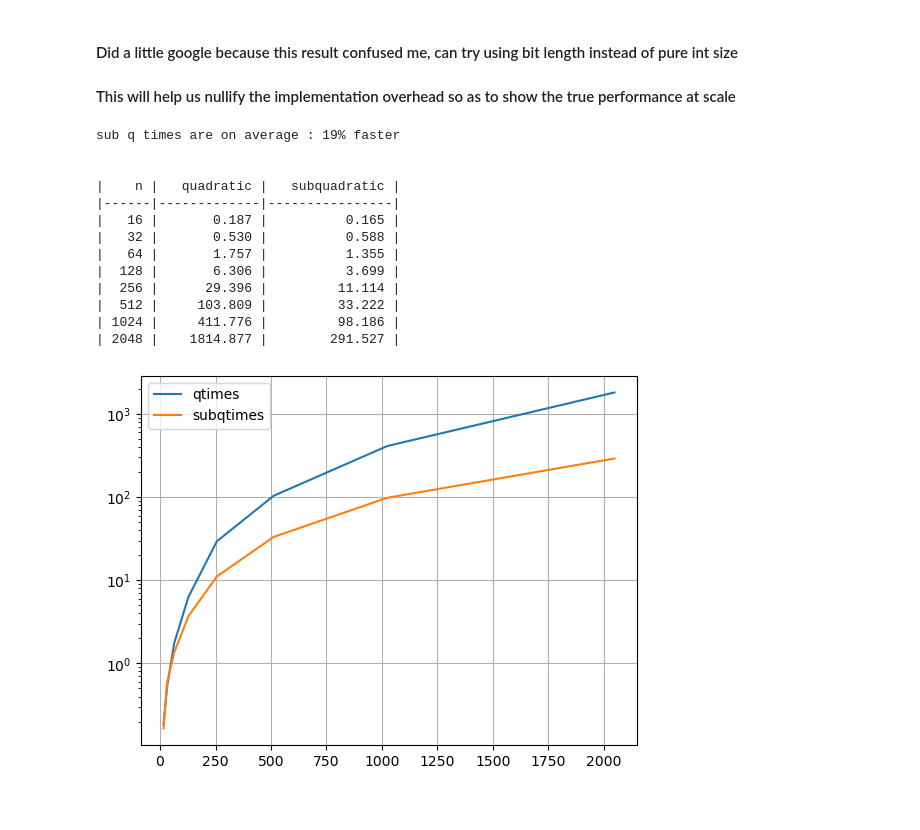
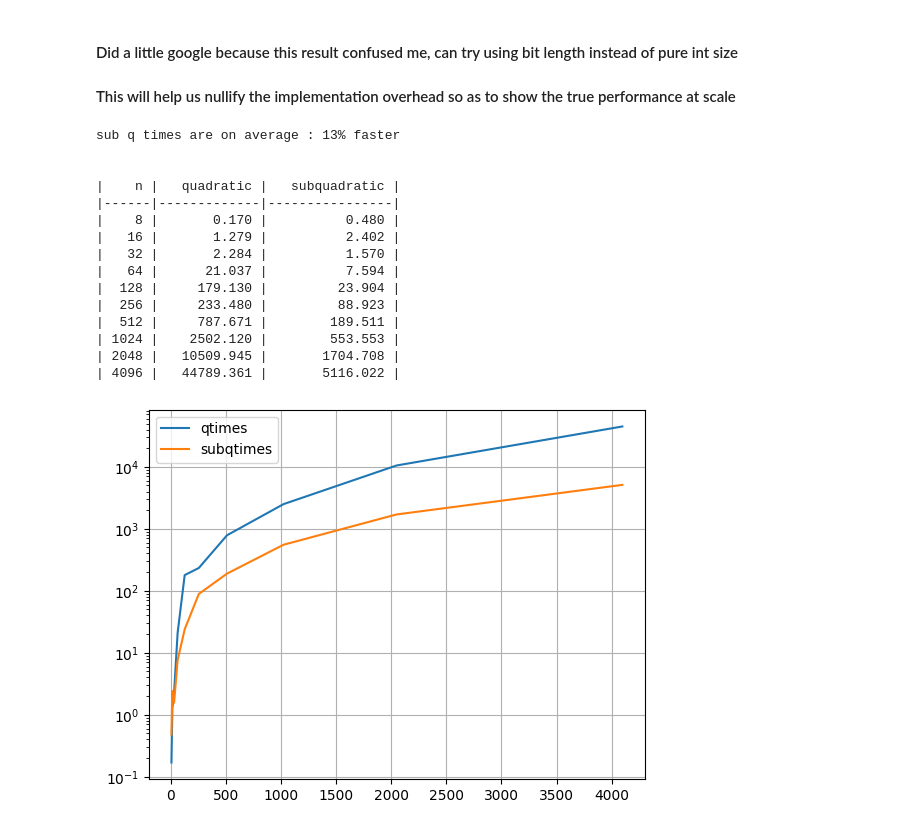
Before and after one commit to tulane-cmps6610-fall-2025/problem-set-02-arturoAltamirano, a Jupyter notebook: testingSolutions.ipynb, the cells around one changed output. Saved outputs shown, nothing was run; the diff lists cells and outputs as text; code cells hidden in the pictures.

```diff
--- a/testingSolutions.ipynb
+++ b/testingSolutions.ipynb
@@ -303,7 +303,7 @@ def compare_multiply():
     #bit_sizes = [8, 16, 32, 64, 128, 256, 512, 1024, 2048, 4096, 8192, 16384, 32768, 65536, 131072]
 
     #quick runtime - 8 complexities
-    bit_sizes = [16, 32, 64, 128, 256, 512, 1024, 2048]
+    bit_sizes = [8, 16, 32, 64, 128, 256, 512, 1024, 2048, 4096]
 
     #test based on bit length with random numbers
     for bits in bit_sizes:
@@ -315,40 +315,42 @@ def compare_multiply():
 
         qtimes.append(qtime)
         subqtimes.append(subqtime)
         results.append((bits, qtime, subqtime))
 
     avg_qtime = sum(qtimes)
     avg_subqtime = sum(subqtimes)
 
     if avg_subqtime < avg_qtime:
         print(f"sub q times are on average : {round((avg_subqtime / avg_qtime) * 100)}% faster")
 
     else:
         print(f"q times are on average : {round((avg_qtime / avg_subqtime) * 100)}% faster")
 
     print_results(results)
 
     fig, ax = plt.subplots()
     ax.plot(bit_sizes, qtimes, label="qtimes")
     ax.plot(bit_sizes, subqtimes, label="subqtimes")
 
     ax.legend()
     ax.grid(True)
     ax.set_yscale("log")
 
 compare_multiply()
 # %% [output]
-sub q times are on average : 19% faster
+sub q times are on average : 13% faster
 
 
 |    n |   quadratic |   subquadratic |
 |------|-------------|----------------|
-|   16 |       0.187 |          0.165 |
-|   32 |       0.530 |          0.588 |
-|   64 |       1.757 |          1.355 |
-|  128 |       6.306 |          3.699 |
-|  256 |      29.396 |         11.114 |
-|  512 |     103.809 |         33.222 |
-| 1024 |     411.776 |         98.186 |
-| 2048 |    1814.877 |        291.527 |
+|    8 |       0.170 |          0.480 |
+|   16 |       1.279 |          2.402 |
+|   32 |       2.284 |          1.570 |
+|   64 |      21.037 |          7.594 |
+|  128 |     179.130 |         23.904 |
+|  256 |     233.480 |         88.923 |
+|  512 |     787.671 |        189.511 |
+| 1024 |    2502.120 |        553.553 |
+| 2048 |   10509.945 |       1704.708 |
+| 4096 |   44789.361 |       5116.022 |
-[figure, old version]
+[figure, new version]
```
Also changed, not shown: parts of 2 cells of this notebook, 1 other file.
